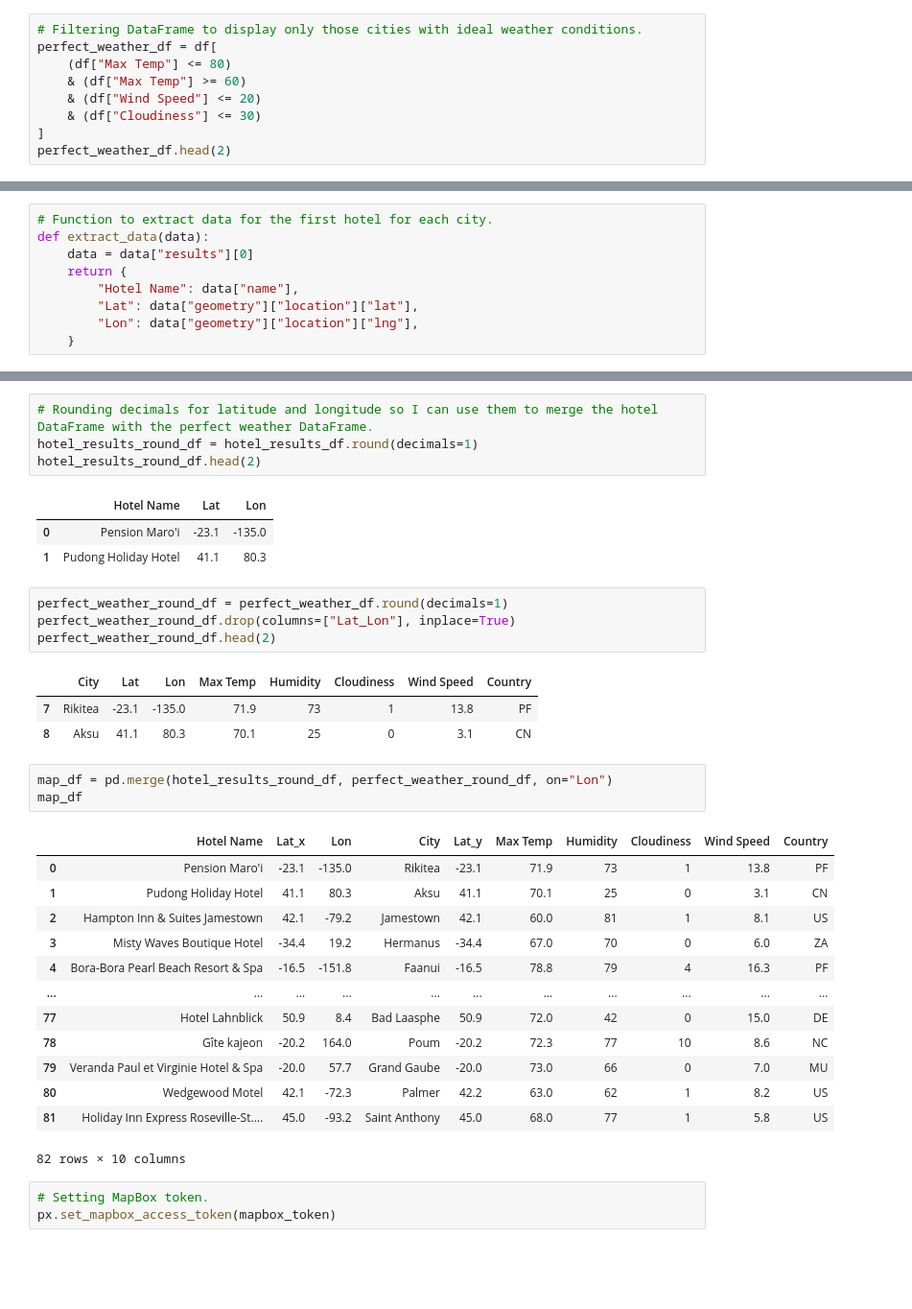
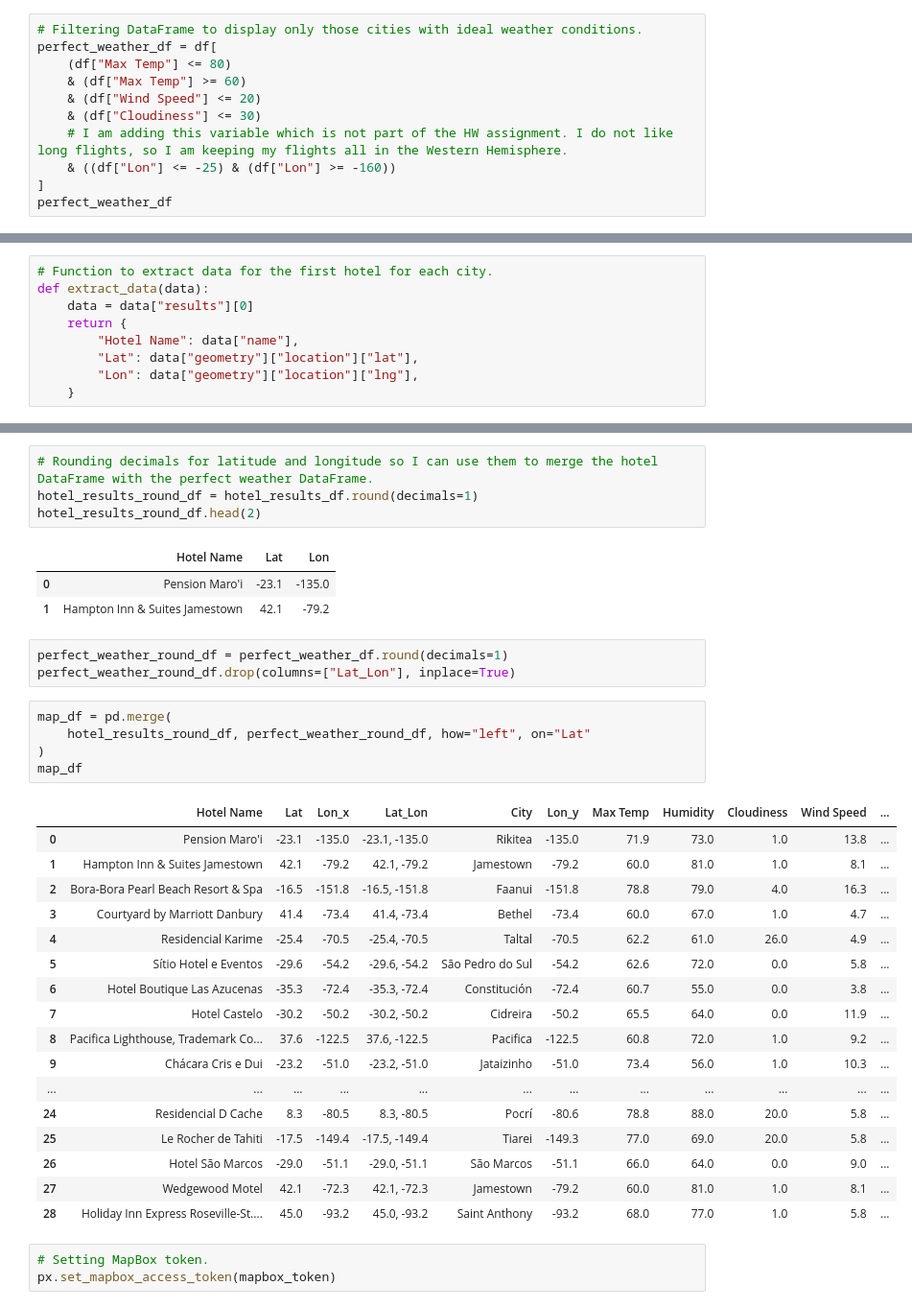
Before and after one commit to Slyssy/python-api-challenge, a Jupyter notebook: VacationPy/VacationPy.ipynb, the cells around one changed output, grey strips where cells are left out. Shown at 96% size. Cells and saved outputs as stored; diff of their text form; blank space fills up the shorter version.

```diff
--- a/VacationPy/VacationPy.ipynb
+++ b/VacationPy/VacationPy.ipynb
@@ -43,8 +43,10 @@ perfect_weather_df = df[
     & (df["Max Temp"] >= 60)
     & (df["Wind Speed"] <= 20)
     & (df["Cloudiness"] <= 30)
+    # I am adding this variable which is not part of the HW assignment. I do not like long flights, so I am keeping my flights all in the Western Hemisphere.
+    & ((df["Lon"] <= -25) & (df["Lon"] >= -160))
 ]
-perfect_weather_df.head(2)
+perfect_weather_df
 # %% [output]
 |  | City | Lat | Lon | Max Temp | Humidity | Cloudiness | Wind Speed | Country | Lat_Lon |
 | 7 | Rikitea | -23.12 | -134.97 | 71.92 | 73 | 1 | 13.85 | PF | -23.12,-134.97 |
@@ -166,32 +186,33 @@ hotel_results_round_df.head(2)
 # %% [output]
 |  | Hotel Name | Lat | Lon |
 | 0 | Pension Maro'i | -23.1 | -135.0 |
-| 1 | Pudong Holiday Hotel | 41.1 | 80.3 |
+| 1 | Hampton Inn & Suites Jamestown | 42.1 | -79.2 |
 # %%
 perfect_weather_round_df = perfect_weather_df.round(decimals=1)
 perfect_weather_round_df.drop(columns=["Lat_Lon"], inplace=True)
-perfect_weather_round_df.head(2)
-# %% [output]
-|  | City | Lat | Lon | Max Temp | Humidity | Cloudiness | Wind Speed | Country |
-| 7 | Rikitea | -23.1 | -135.0 | 71.9 | 73 | 1 | 13.8 | PF |
-| 8 | Aksu | 41.1 | 80.3 | 70.1 | 25 | 0 | 3.1 | CN |
 # %%
-map_df = pd.merge(hotel_results_round_df, perfect_weather_round_df, on="Lon")
+map_df = pd.merge(
+    hotel_results_round_df, perfect_weather_round_df, how="left", on="Lat"
+)
 map_df
 # %% [output]
-|  | Hotel Name | Lat_x | Lon | City | Lat_y | Max Temp | Humidity | Cloudiness | Wind Speed | Country |
-| 0 | Pension Maro'i | -23.1 | -135.0 | Rikitea | -23.1 | 71.9 | 73 | 1 | 13.8 | PF |
-| 1 | Pudong Holiday Hotel | 41.1 | 80.3 | Aksu | 41.1 | 70.1 | 25 | 0 | 3.1 | CN |
-| 2 | Hampton Inn & Suites Jamestown | 42.1 | -79.2 | Jamestown | 42.1 | 60.0 | 81 | 1 | 8.1 | US |
-| 3 | Misty Waves Boutique Hotel | -34.4 | 19.2 | Hermanus | -34.4 | 67.0 | 70 | 0 | 6.0 | ZA |
-| 4 | Bora-Bora Pearl Beach Resort & Spa | -16.5 | -151.8 | Faanui | -16.5 | 78.8 | 79 | 4 | 16.3 | PF |
-| ... | ... | ... | ... | ... | ... | ... | ... | ... | ... | ... |
-| 77 | Hotel Lahnblick | 50.9 | 8.4 | Bad Laasphe | 50.9 | 72.0 | 42 | 0 | 15.0 | DE |
-| 78 | Gîte kajeon | -20.2 | 164.0 | Poum | -20.2 | 72.3 | 77 | 10 | 8.6 | NC |
-| 79 | Veranda Paul et Virginie Hotel & Spa | -20.0 | 57.7 | Grand Gaube | -20.0 | 73.0 | 66 | 0 | 7.0 | MU |
-| 80 | Wedgewood Motel | 42.1 | -72.3 | Palmer | 42.2 | 63.0 | 62 | 1 | 8.2 | US |
-| 81 | Holiday Inn Express Roseville-St.... | 45.0 | -93.2 | Saint Anthony | 45.0 | 68.0 | 77 | 1 | 5.8 | US |
+|  | Hotel Name | Lat | Lon_x | Lat_Lon | City | Lon_y | Max Temp | Humidity | Cloudiness | Wind Speed | ... |
+| 0 | Pension Maro'i | -23.1 | -135.0 | -23.1, -135.0 | Rikitea | -135.0 | 71.9 | 73.0 | 1.0 | 13.8 | ... |
+| 1 | Hampton Inn & Suites Jamestown | 42.1 | -79.2 | 42.1, -79.2 | Jamestown | -79.2 | 60.0 | 81.0 | 1.0 | 8.1 | ... |
+| 2 | Bora-Bora Pearl Beach Resort & Spa | -16.5 | -151.8 | -16.5, -151.8 | Faanui | -151.8 | 78.8 | 79.0 | 4.0 | 16.3 | ... |
+| 3 | Courtyard by Marriott Danbury | 41.4 | -73.4 | 41.4, -73.4 | Bethel | -73.4 | 60.0 | 67.0 | 1.0 | 4.7 | ... |
+| 4 | Residencial Karime | -25.4 | -70.5 | -25.4, -70.5 | Taltal | -70.5 | 62.2 | 61.0 | 26.0 | 4.9 | ... |
+| 5 | Sítio Hotel e Eventos | -29.6 | -54.2 | -29.6, -54.2 | São Pedro do Sul | -54.2 | 62.6 | 72.0 | 0.0 | 5.8 | ... |
+| 6 | Hotel Boutique Las Azucenas | -35.3 | -72.4 | -35.3, -72.4 | Constitución | -72.4 | 60.7 | 55.0 | 0.0 | 3.8 | ... |
+| 7 | Hotel Castelo | -30.2 | -50.2 | -30.2, -50.2 | Cidreira | -50.2 | 65.5 | 64.0 | 0.0 | 11.9 | ... |
+| 8 | Pacifica Lighthouse, Trademark Co... | 37.6 | -122.5 | 37.6, -122.5 | Pacifica | -122.5 | 60.8 | 72.0 | 1.0 | 9.2 | ... |
+| 9 | Chácara Cris e Dui | -23.2 | -51.0 | -23.2, -51.0 | Jataizinho | -51.0 | 73.4 | 56.0 | 1.0 | 10.3 | ... |
+| ... | ... | ... | ... | ... | ... | ... | ... | ... | ... | ... | ... |
+| 24 | Residencial D Cache | 8.3 | -80.5 | 8.3, -80.5 | Pocrí | -80.6 | 78.8 | 88.0 | 20.0 | 5.8 | ... |
+| 25 | Le Rocher de Tahiti | -17.5 | -149.4 | -17.5, -149.4 | Tiarei | -149.3 | 77.0 | 69.0 | 20.0 | 5.8 | ... |
+| 26 | Hotel São Marcos | -29.0 | -51.1 | -29.0, -51.1 | São Marcos | -51.1 | 66.0 | 64.0 | 0.0 | 9.0 | ... |
+| 27 | Wedgewood Motel | 42.1 | -72.3 | 42.1, -72.3 | Jamestown | -79.2 | 60.0 | 81.0 | 1.0 | 8.1 | ... |
+| 28 | Holiday Inn Express Roseville-St.... | 45.0 | -93.2 | 45.0, -93.2 | Saint Anthony | -93.2 | 68.0 | 77.0 | 1.0 | 5.8 | ... |
-82 rows × 10 columns
 # %%
 # Setting MapBox token.
 px.set_mapbox_access_token(mapbox_token)
```
Also changed, not shown: parts of 7 cells of this notebook, 16 other files.
